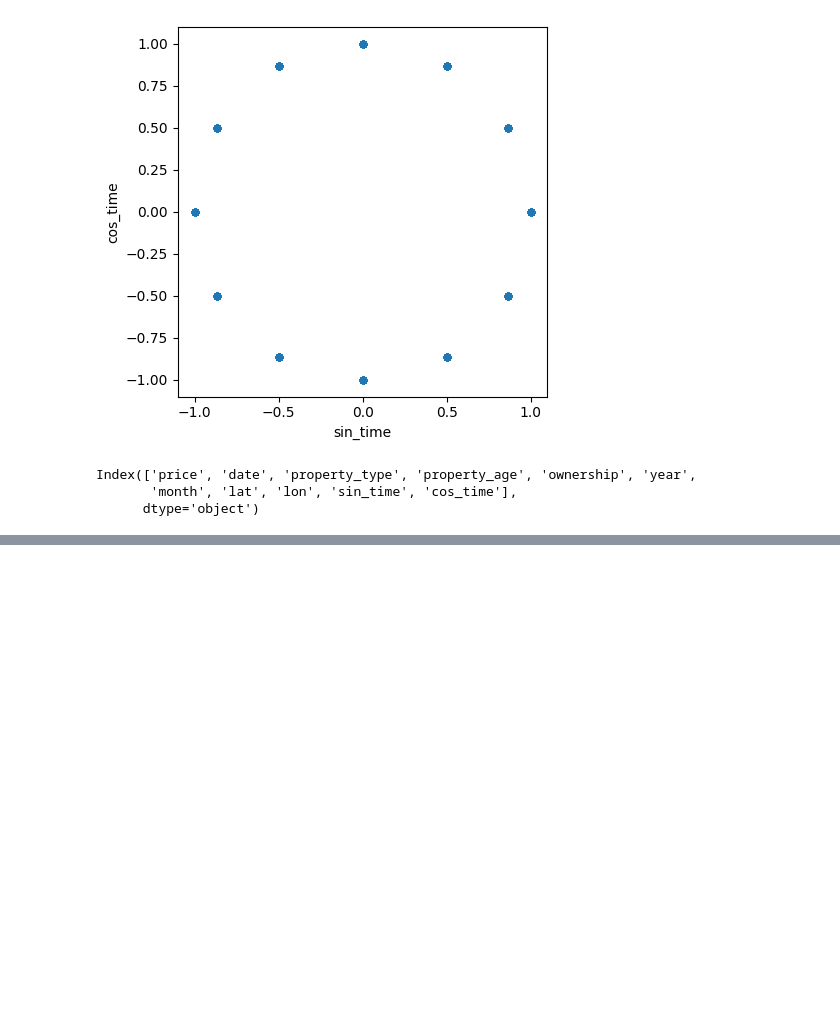
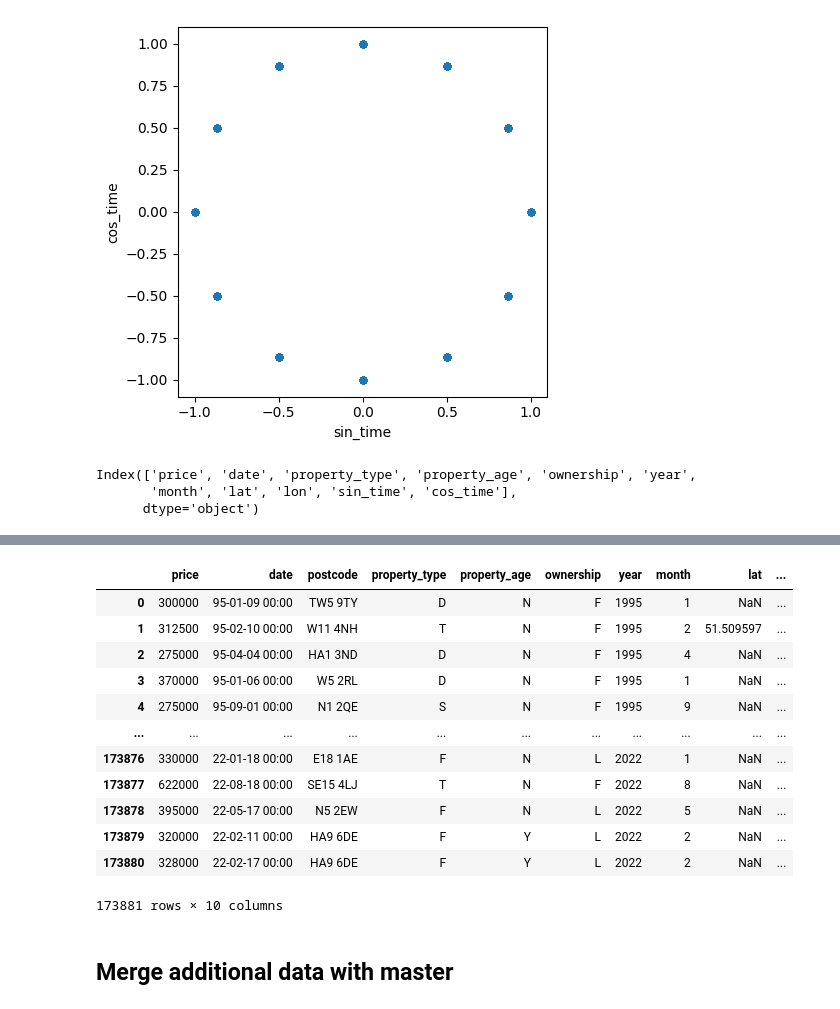
Before and after one commit to MarieMCodes/re_value_predictor, a Jupyter notebook: notebooks/marie_mergingfiles.ipynb, the cells around one changed output, grey strips where cells are left out. Drawn from its saved outputs; the diff is of its cells as text; code cells hidden in the pictures; blank space fills up the shorter version.

```diff
--- a/notebooks/marie_mergingfiles.ipynb
+++ b/notebooks/marie_mergingfiles.ipynb
@@ -333,0 +418,4 @@ Index(['price', 'date', 'property_type', 'property_age', 'ownership', 'year',
+# %%
+# Now, need to retrieve lat lon for those postcodes in df
+tmp_batch=batch_unique[['postcode','lat','lon']]
+tmp_batch.set_index('postcode', inplace=True)
@@ -333,0 +439,4 @@ Index(['price', 'date', 'property_type', 'property_age', 'ownership', 'year',
+# %%
+# and write as new dict
+latlondict2=tmp_batch.to_dict(orient='index')
+latlondict2
@@ -333,0 +461,21 @@ Index(['price', 'date', 'property_type', 'property_age', 'ownership', 'year',
+# %%
+# test access
+key='SE5 9LP'
+lat=latlondict2[key]['lat']
+lon=latlondict2[key]['lon']
+lat,lon
+
+# pack in function
+def get_lat(postcode):
+    try:
+        lat=latlondict2[postcode]['lat']
+        return lat
+    except:
+        return None
+
+def get_lon(postcode):
+    try:
+        lat=latlondict2[postcode]['lon']
+        return lon
+    except:
+        return None
@@ -333,0 +484,23 @@ Index(['price', 'date', 'property_type', 'property_age', 'ownership', 'year',
+# %%
+# then loop through remaining df and fill lat lon
+# load df
+nans=pd.read_csv('raw_data/london_re_needs_latlon.zip',dtype={'price': np.int64,'month':np.int8,'year':np.int16} )
+nans
+# %%
+nans['lat']=nans['postcode'].apply(lambda x: get_lat(x))
+nans['lon']=nans['postcode'].apply(lambda x: get_lon(x))
+nans
+# %% [output]
+|  | price | date | postcode | property_type | property_age | ownership | year | month | lat | ... |
+| 0 | 300000 | 95-01-09 00:00 | TW5 9TY | D | N | F | 1995 | 1 | NaN | ... |
+| 1 | 312500 | 95-02-10 00:00 | W11 4NH | T | N | F | 1995 | 2 | 51.509597 | ... |
+| 2 | 275000 | 95-04-04 00:00 | HA1 3ND | D | N | F | 1995 | 4 | NaN | ... |
+| 3 | 370000 | 95-01-06 00:00 | W5 2RL | D | N | F | 1995 | 1 | NaN | ... |
+| 4 | 275000 | 95-09-01 00:00 | N1 2QE | S | N | F | 1995 | 9 | NaN | ... |
+| ... | ... | ... | ... | ... | ... | ... | ... | ... | ... | ... |
+| 173876 | 330000 | 22-01-18 00:00 | E18 1AE | F | N | L | 2022 | 1 | NaN | ... |
+| 173877 | 622000 | 22-08-18 00:00 | SE15 4LJ | T | N | F | 2022 | 8 | NaN | ... |
+| 173878 | 395000 | 22-05-17 00:00 | N5 2EW | F | N | L | 2022 | 5 | NaN | ... |
+| 173879 | 320000 | 22-02-11 00:00 | HA9 6DE | F | Y | L | 2022 | 2 | NaN | ... |
+| 173880 | 328000 | 22-02-17 00:00 | HA9 6DE | F | Y | L | 2022 | 2 | NaN | ... |
+173881 rows × 10 columns
@@ -333,0 +523,2 @@ Index(['price', 'date', 'property_type', 'property_age', 'ownership', 'year',
+# %% [markdown]
+## Merge additional data with master
```
Also changed, not shown: parts of 52 cells of this notebook.
